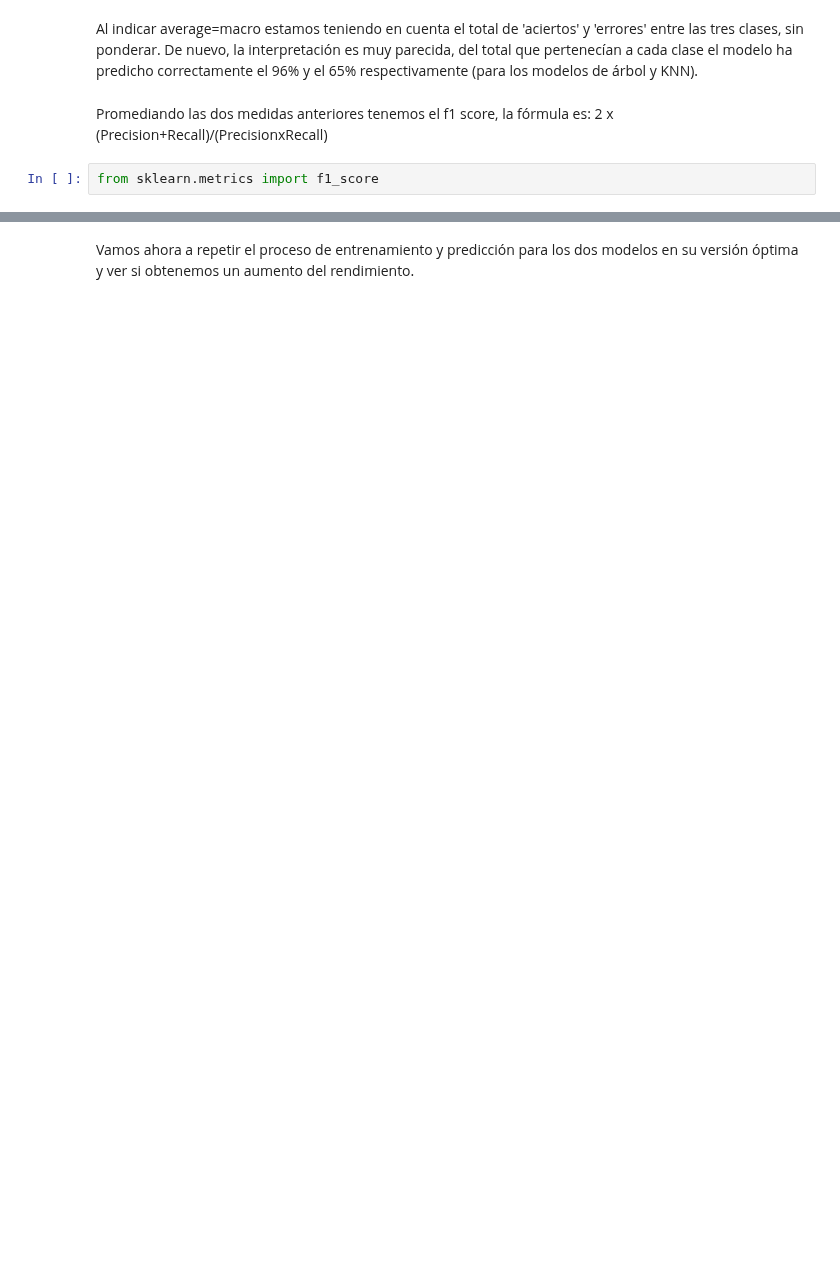
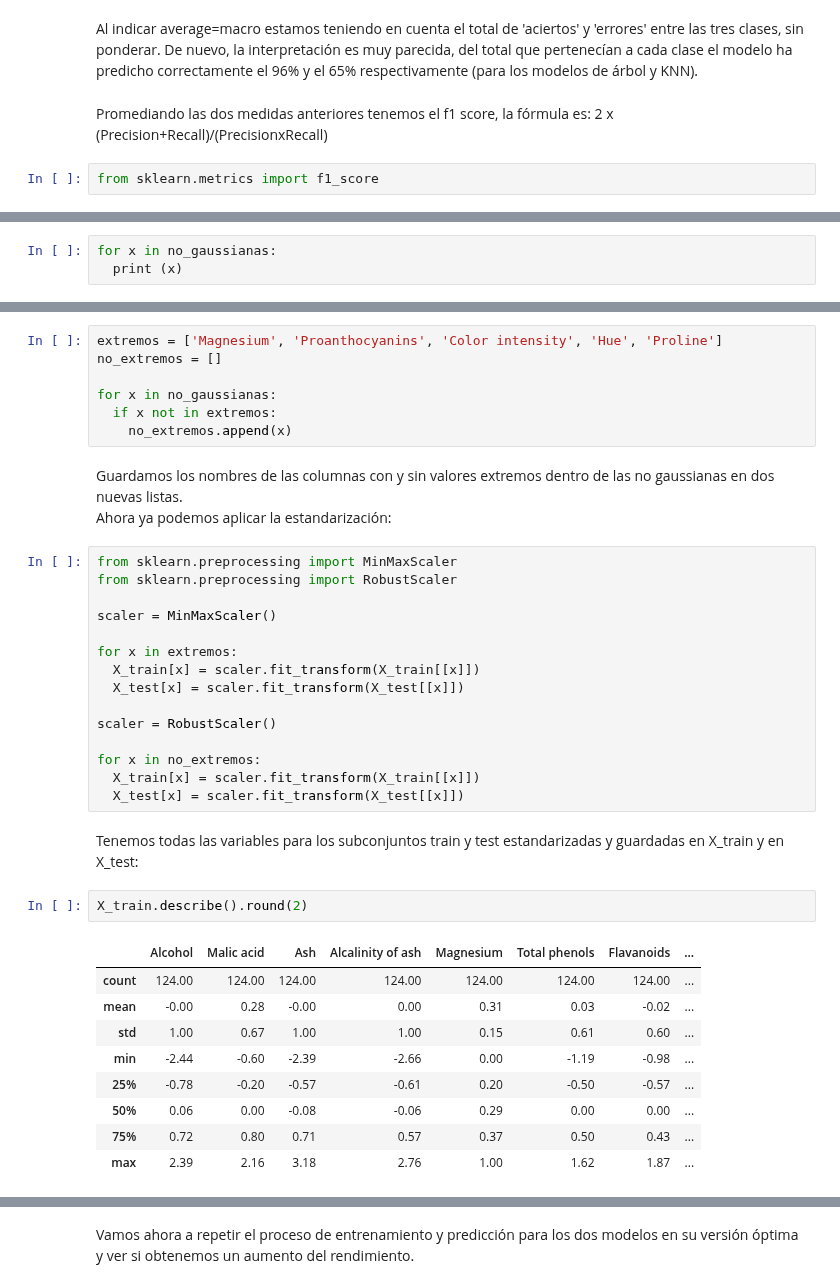
Before and after one commit to aar-x/ML_classification, a Jupyter notebook: M7T01_ML_classification.ipynb, the cells around one changed output, grey strips where cells are left out. Cells and saved outputs as stored; diff of their text form; blank space fills up the shorter version.

```diff
--- a/M7T01_ML_classification.ipynb
+++ b/M7T01_ML_classification.ipynb
@@ -314,0 +397,3 @@ X_test_scaled = scaler.transform(X_test)
+# %%
+for x in no_gaussianas:
+  print (x)
@@ -314,0 +411,39 @@ X_test_scaled = scaler.transform(X_test)
+# %%
+extremos = ['Magnesium', 'Proanthocyanins', 'Color intensity', 'Hue', 'Proline']
+no_extremos = []
+
+for x in no_gaussianas:
+  if x not in extremos:
+    no_extremos.append(x)
+# %% [markdown]
+Guardamos los nombres de las columnas con y sin valores extremos dentro de las no gaussianas en dos nuevas listas.
+Ahora ya podemos aplicar la estandarización:
+# %%
+from sklearn.preprocessing import MinMaxScaler
+from sklearn.preprocessing import RobustScaler
+
+scaler = MinMaxScaler()
+
+for x in extremos:
+  X_train[x] = scaler.fit_transform(X_train[[x]])
+  X_test[x] = scaler.fit_transform(X_test[[x]])
+
+scaler = RobustScaler()
+
+for x in no_extremos:
+  X_train[x] = scaler.fit_transform(X_train[[x]])
+  X_test[x] = scaler.fit_transform(X_test[[x]])
+# %% [markdown]
+Tenemos todas las variables para los subconjuntos train y test estandarizadas y guardadas en X_train y en X_test:
+# %%
+X_train.describe().round(2)
+# %% [output]
+|  | Alcohol | Malic acid | Ash | Alcalinity of ash | Magnesium | Total phenols | Flavanoids | ... |
+| count | 124.00 | 124.00 | 124.00 | 124.00 | 124.00 | 124.00 | 124.00 | ... |
+| mean | -0.00 | 0.28 | -0.00 | 0.00 | 0.31 | 0.03 | -0.02 | ... |
+| std | 1.00 | 0.67 | 1.00 | 1.00 | 0.15 | 0.61 | 0.60 | ... |
+| min | -2.44 | -0.60 | -2.39 | -2.66 | 0.00 | -1.19 | -0.98 | ... |
+| 25% | -0.78 | -0.20 | -0.57 | -0.61 | 0.20 | -0.50 | -0.57 | ... |
+| 50% | 0.06 | 0.00 | -0.08 | -0.06 | 0.29 | 0.00 | 0.00 | ... |
+| 75% | 0.72 | 0.80 | 0.71 | 0.57 | 0.37 | 0.50 | 0.43 | ... |
+| max | 2.39 | 2.16 | 3.18 | 2.76 | 1.00 | 1.62 | 1.87 | ... |
```
Also changed, not shown: parts of 120 cells of this notebook.
